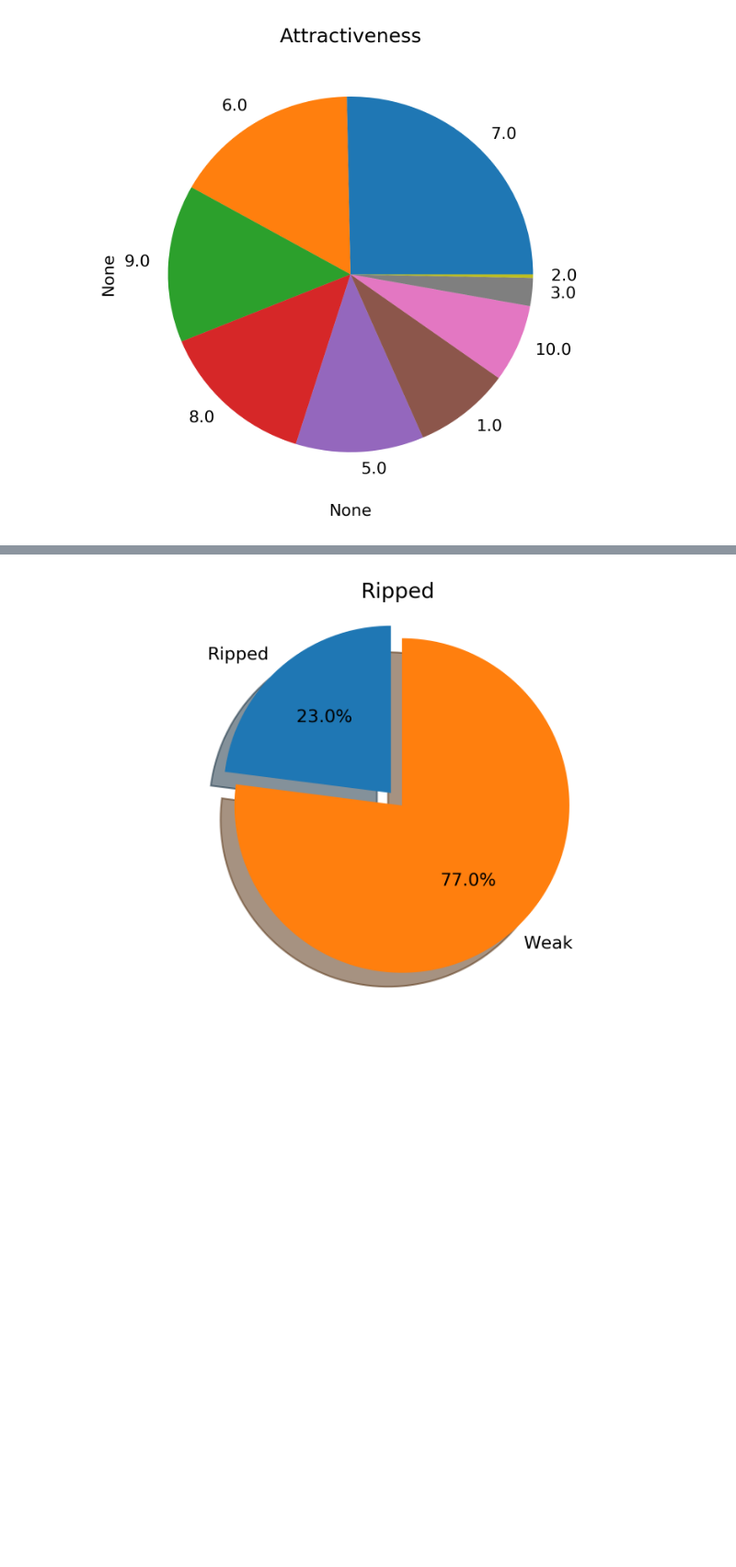
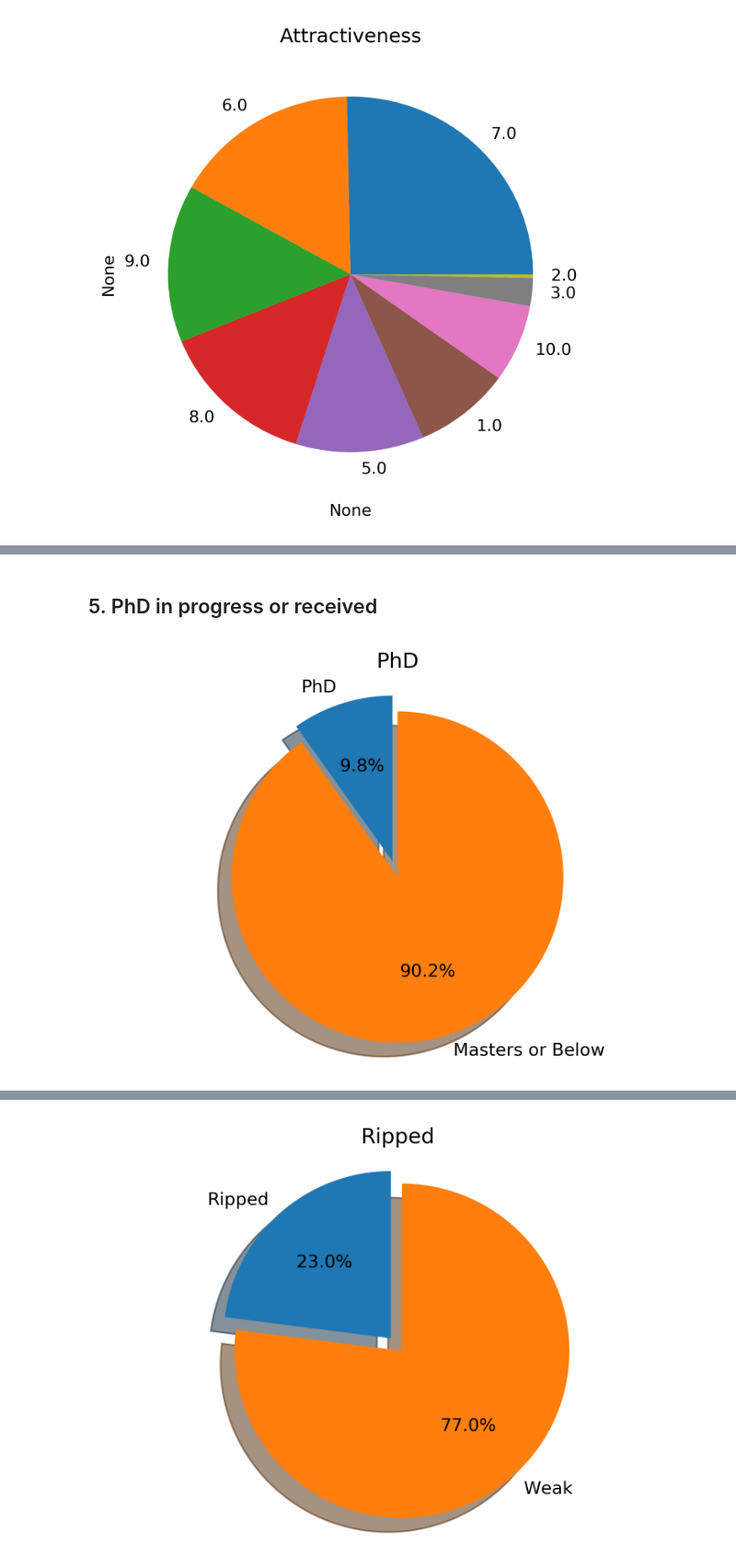
Before and after one commit to simonfong6/ECE-143-Team-6, a Jupyter notebook: Data-analysis.ipynb, the cells around one changed output, grey strips where cells are left out. Shown at 92% size. Saved outputs shown, nothing was run; the diff lists cells and outputs as text; code cells hidden in the pictures; blank space fills up the shorter version.

```diff
--- a/Data-analysis.ipynb
+++ b/Data-analysis.ipynb
@@ -236,0 +272,11 @@ pt.graph_labels('Attractiveness')
+# %% [markdown]
+## 5. PhD in progress or received
+# %%
+pt.pie_chart(
+    percentages=averages,
+    column_name='degree_phd',
+    yes_label='PhD',
+    no_label='Masters or Below',
+    title='PhD')
+# %% [output]
+[figure, added]
```
Also changed, not shown: parts of 18 cells of this notebook.
